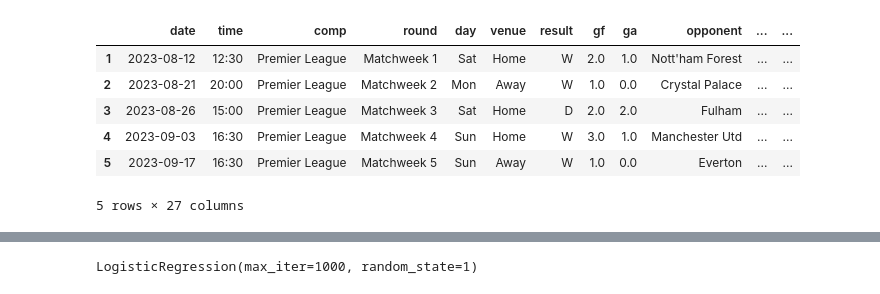
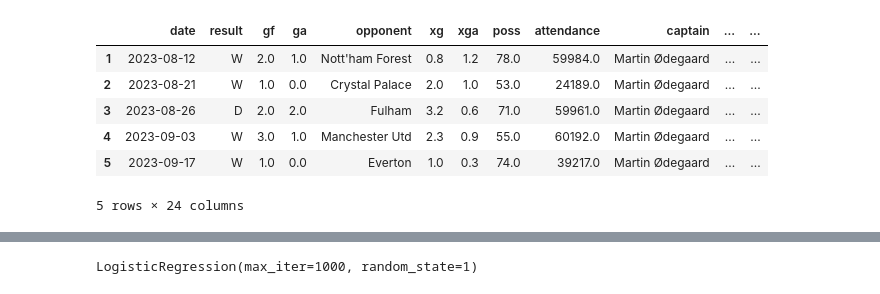
Before and after one commit to emanon19/Football-Prediction, a Jupyter notebook: Win-Draw-Lose-LogisticRegression.ipynb, the cells around one changed output, grey strips where cells are left out. Saved outputs shown, nothing was run; the diff lists cells and outputs as text; code cells hidden in the pictures.

```diff
--- a/Win-Draw-Lose-LogisticRegression.ipynb
+++ b/Win-Draw-Lose-LogisticRegression.ipynb
@@ -1,13 +1,13 @@
 # %%
 import pandas as pd
 
-matches = pd.read_csv("matches.csv", index_col=0)
+matches = pd.read_csv("matches_3classes.csv", index_col=0)
 matches.head()
 # %% [output]
-|  | date | time | comp | round | day | venue | result | gf | ga | opponent | ... | ... |
-| 1 | 2023-08-12 | 12:30 | Premier League | Matchweek 1 | Sat | Home | W | 2.0 | 1.0 | Nott'ham Forest | ... | ... |
-| 2 | 2023-08-21 | 20:00 | Premier League | Matchweek 2 | Mon | Away | W | 1.0 | 0.0 | Crystal Palace | ... | ... |
-| 3 | 2023-08-26 | 15:00 | Premier League | Matchweek 3 | Sat | Home | D | 2.0 | 2.0 | Fulham | ... | ... |
-| 4 | 2023-09-03 | 16:30 | Premier League | Matchweek 4 | Sun | Home | W | 3.0 | 1.0 | Manchester Utd | ... | ... |
-| 5 | 2023-09-17 | 16:30 | Premier League | Matchweek 5 | Sun | Away | W | 1.0 | 0.0 | Everton | ... | ... |
+|  | date | result | gf | ga | opponent | xg | xga | poss | attendance | captain | ... | ... |
+| 1 | 2023-08-12 | W | 2.0 | 1.0 | Nott'ham Forest | 0.8 | 1.2 | 78.0 | 59984.0 | Martin Ødegaard | ... | ... |
+| 2 | 2023-08-21 | W | 1.0 | 0.0 | Crystal Palace | 2.0 | 1.0 | 53.0 | 24189.0 | Martin Ødegaard | ... | ... |
+| 3 | 2023-08-26 | D | 2.0 | 2.0 | Fulham | 3.2 | 0.6 | 71.0 | 59961.0 | Martin Ødegaard | ... | ... |
+| 4 | 2023-09-03 | W | 3.0 | 1.0 | Manchester Utd | 2.3 | 0.9 | 55.0 | 60192.0 | Martin Ødegaard | ... | ... |
+| 5 | 2023-09-17 | W | 1.0 | 0.0 | Everton | 1.0 | 0.3 | 74.0 | 39217.0 | Martin Ødegaard | ... | ... |
-5 rows × 27 columns
+5 rows × 24 columns
```
Also changed, not shown: parts of 16 cells of this notebook, 16 other files.
